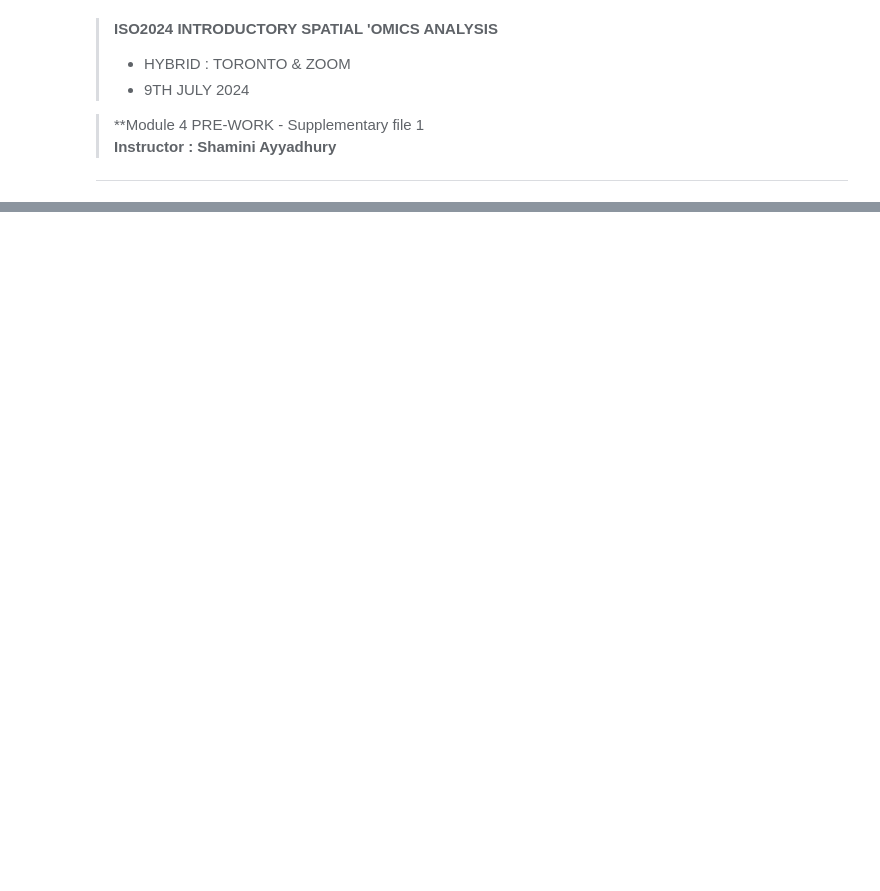
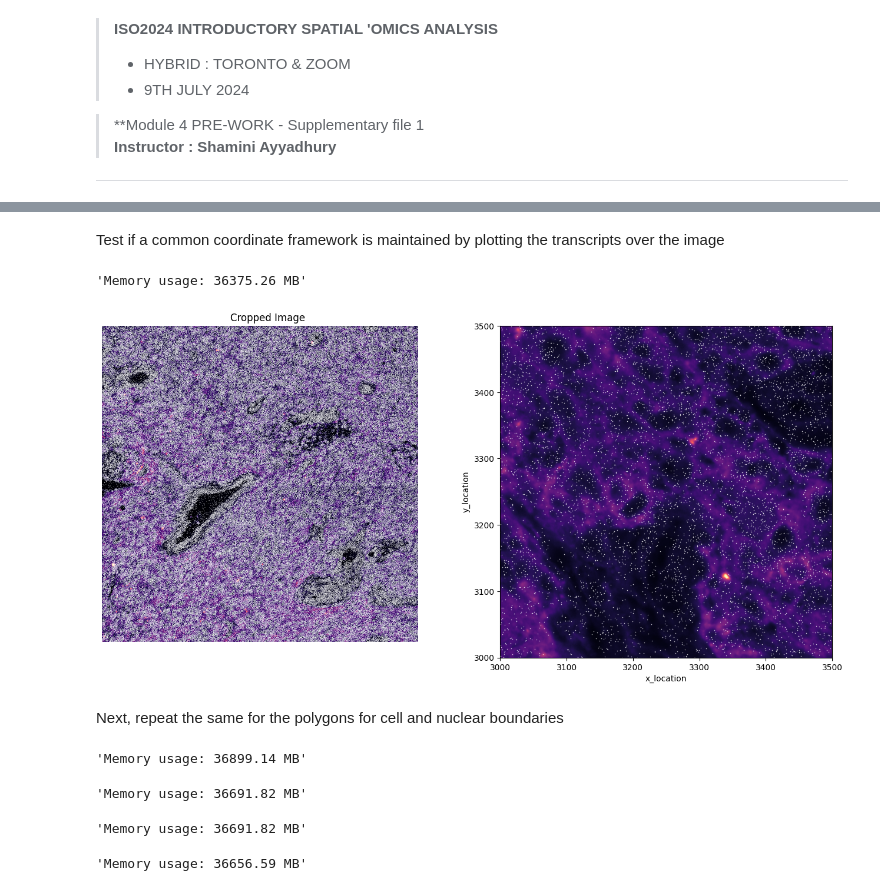
Before and after one commit to dr-sayyadhury/spatial_analysis_workshop_iso2024, a Jupyter notebook: scripts/module4/module4_supplementary_script02_pre_lesson_processing.ipynb, the cells around one changed output, grey strips where cells are left out. Saved outputs shown, nothing was run; the diff lists cells and outputs as text; code cells hidden in the pictures; blank space fills up the shorter version.

```diff
--- a/scripts/module4/module4_supplementary_script02_pre_lesson_processing.ipynb
+++ b/scripts/module4/module4_supplementary_script02_pre_lesson_processing.ipynb
@@ -65,0 +117,3 @@ adata.write_h5ad(data_dir+'module4/adata.h5ad')
+# %%
+
+transcripts_subset = processed_tf
@@ -65,0 +126,3 @@ adata.write_h5ad(data_dir+'module4/adata.h5ad')
+# %%
+transcripts_subset = transcripts_subset[transcripts_subset['qv']>20]
+transcripts_subset
@@ -65,0 +143,4 @@ adata.write_h5ad(data_dir+'module4/adata.h5ad')
+# %%
+### reset the coordinates to 0
+transcripts_subset['x_location'] = transcripts_subset['x_location'] - min_x
+transcripts_subset['y_location'] = transcripts_subset['y_location'] - min_y
@@ -65,0 +170,68 @@ adata.write_h5ad(data_dir+'module4/adata.h5ad')
+# %% [markdown]
+Test if a common coordinate framework is maintained by plotting the transcripts over the image
+# %%
+fig, axes = plt.subplots(1, 2, figsize=(16, 8))
+transcripts_subset_sample = transcripts_subset.sample(frac=0.3, random_state=1)
+
+axes[0].imshow(iF_crop[1,:,:], cmap='magma')
+ax = sns.scatterplot(data=transcripts_subset_sample, x='x_location', y='y_location', s=0.3, ax=axes[0], alpha=0.5, color='white')
+axes[0].set_title('Cropped Image')
+axes[0].axis('off')
+
+axes[1].imshow(iF_crop[1,:,:], cmap='magma')
+ax = sns.scatterplot(data=transcripts_subset_sample, x='x_location', y='y_location', s=0.9, ax=axes[1], alpha=0.75, color='white')
+ax.set_xlim(3000, 3500)
+ax.set_ylim(3000, 3500)
+
+
+#----------------------------------------------
+ppf.get_memory_usage() ### monitor memory usage
+# %% [output]
+'Memory usage: 36375.26 MB'
+[figure, added]
+# %% [markdown]
+Next, repeat the same for the polygons for cell and nuclear boundaries
+# %%
+### import cell boundaries and nuclear boundaries files
+cell_boundaries = pd.read_parquet(data_dir+'out/cell_boundaries.parquet')
+nuclear_boundaries = pd.read_parquet(data_dir+'out/nucleus_boundaries.parquet')
+
+
+#----------------------------------------------
+ppf.get_memory_usage() ### monitor memory usage
+# %% [output]
+'Memory usage: 36899.14 MB'
+# %%
+cell_boundaries = cell_boundaries[cell_boundaries['cell_id'].isin(df_transcript['cell_id'])]
+cell_boundaries['vertex_x'] = (cell_boundaries['vertex_x']/0.2125)
+cell_boundaries['vertex_y'] = (cell_boundaries['vertex_y']/0.2125)
+
+nuclear_boundaries = nuclear_boundaries[nuclear_boundaries['cell_id'].isin(df_transcript['cell_id'])]
+nuclear_boundaries['vertex_x'] = (nuclear_boundaries['vertex_x']/0.2125)
+nuclear_boundaries['vertex_y'] = (nuclear_boundaries['vertex_y']/0.2125)
+
+
+#----------------------------------------------
+ppf.get_memory_usage() ### monitor memory usage
+# %% [output]
+'Memory usage: 36691.82 MB'
+# %%
+### shift the coordinates to match the cropped image
+cell_boundaries['vertex_x'] = cell_boundaries['vertex_x'] - min_x
+cell_boundaries['vertex_y'] = cell_boundaries['vertex_y'] - min_y
+
+nuclear_boundaries['vertex_x'] = nuclear_boundaries['vertex_x'] - min_x
+nuclear_boundaries['vertex_y'] = nuclear_boundaries['vertex_y'] - min_y
+
+#----------------------------------------------
+ppf.get_memory_usage() ### monitor memory usage
+# %% [output]
+'Memory usage: 36691.82 MB'
+# %%
+cell_boundaries.to_parquet(out+'cell_boundaries_subset.parquet')
+nuclear_boundaries.to_parquet(out+'nuclear_boundaries_subset.parquet')
+
+#----------------------------------------------
+ppf.get_memory_usage() ### monitor memory usage
+# %% [output]
+'Memory usage: 36656.59 MB'
```
Also changed, not shown: parts of 31 cells of this notebook, 21 other files.
